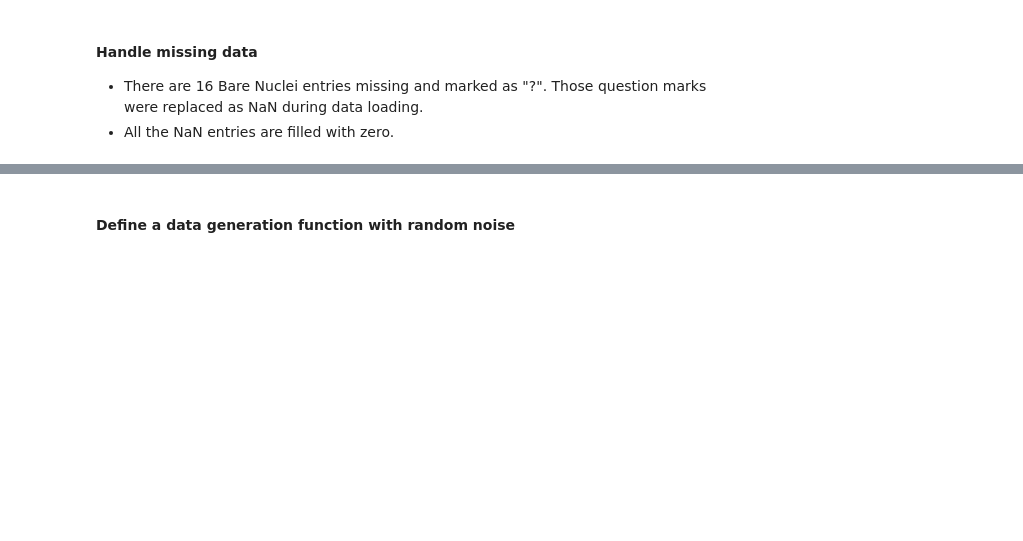
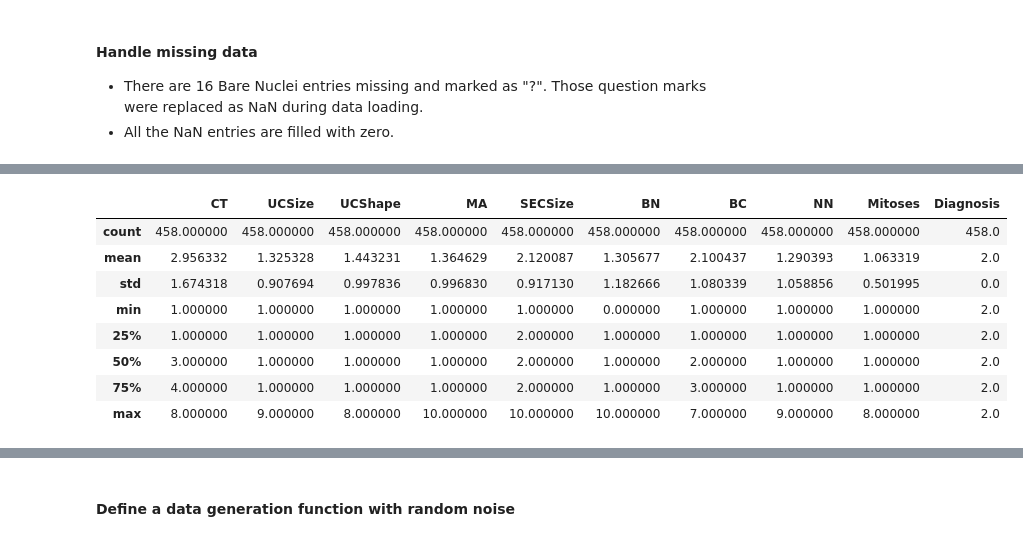
Before and after one commit to VikramSuriyanarayanan/machine-learning, a Jupyter notebook: capstone/capstone.ipynb, the cells around one changed output, grey strips where cells are left out. Saved outputs shown, nothing was run; the diff lists cells and outputs as text; code cells hidden in the pictures; blank space fills up the shorter version.

```diff
--- a/capstone/capstone.ipynb
+++ b/capstone/capstone.ipynb
@@ -41,0 +50,13 @@ data.describe()
+# %%
+data_B = data[data['Diagnosis'] == 2]
+data_B.describe()
+# %% [output]
+|  | CT | UCSize | UCShape | MA | SECSize | BN | BC | NN | Mitoses | Diagnosis |
+| count | 458.000000 | 458.000000 | 458.000000 | 458.000000 | 458.000000 | 458.000000 | 458.000000 | 458.000000 | 458.000000 | 458.0 |
+| mean | 2.956332 | 1.325328 | 1.443231 | 1.364629 | 2.120087 | 1.305677 | 2.100437 | 1.290393 | 1.063319 | 2.0 |
+| std | 1.674318 | 0.907694 | 0.997836 | 0.996830 | 0.917130 | 1.182666 | 1.080339 | 1.058856 | 0.501995 | 0.0 |
+| min | 1.000000 | 1.000000 | 1.000000 | 1.000000 | 1.000000 | 0.000000 | 1.000000 | 1.000000 | 1.000000 | 2.0 |
+| 25% | 1.000000 | 1.000000 | 1.000000 | 1.000000 | 2.000000 | 1.000000 | 1.000000 | 1.000000 | 1.000000 | 2.0 |
+| 50% | 3.000000 | 1.000000 | 1.000000 | 1.000000 | 2.000000 | 1.000000 | 2.000000 | 1.000000 | 1.000000 | 2.0 |
+| 75% | 4.000000 | 1.000000 | 1.000000 | 1.000000 | 2.000000 | 1.000000 | 3.000000 | 1.000000 | 1.000000 | 2.0 |
+| max | 8.000000 | 9.000000 | 8.000000 | 10.000000 | 10.000000 | 10.000000 | 7.000000 | 9.000000 | 8.000000 | 2.0 |
```
Also changed, not shown: parts of 13 cells of this notebook.
